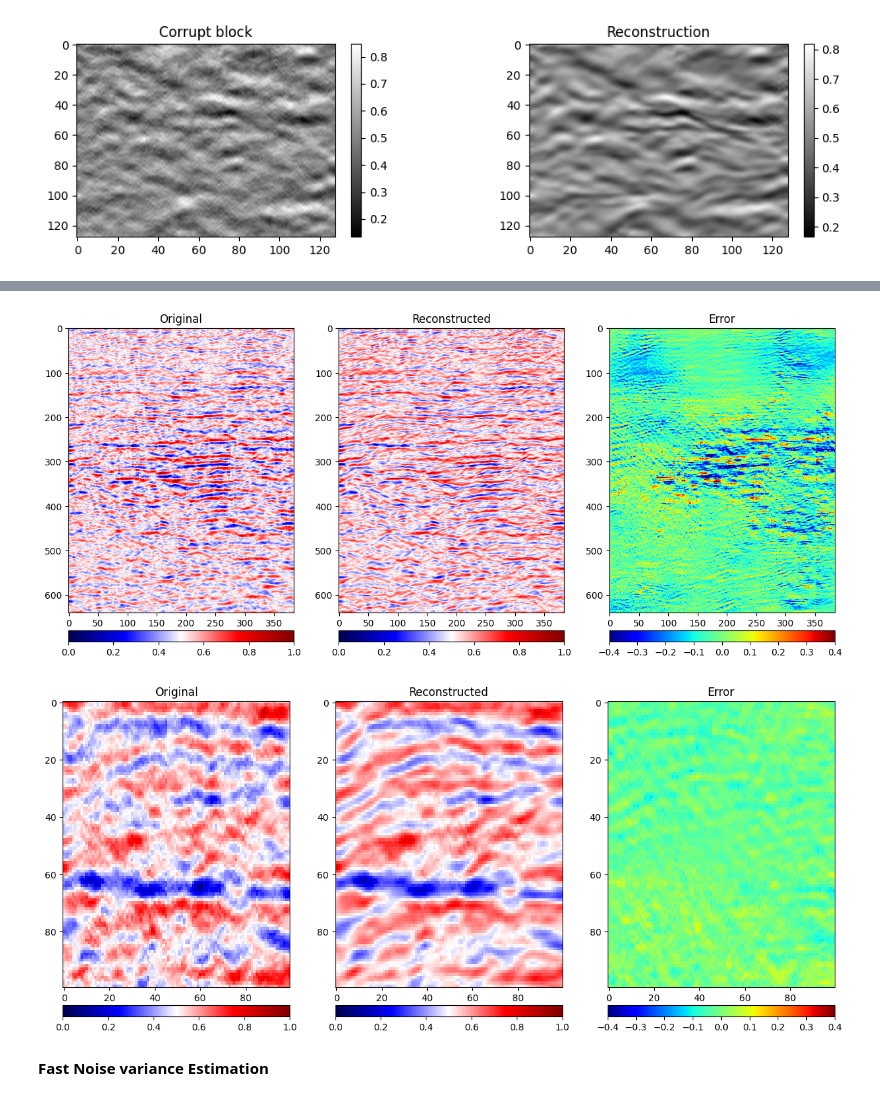
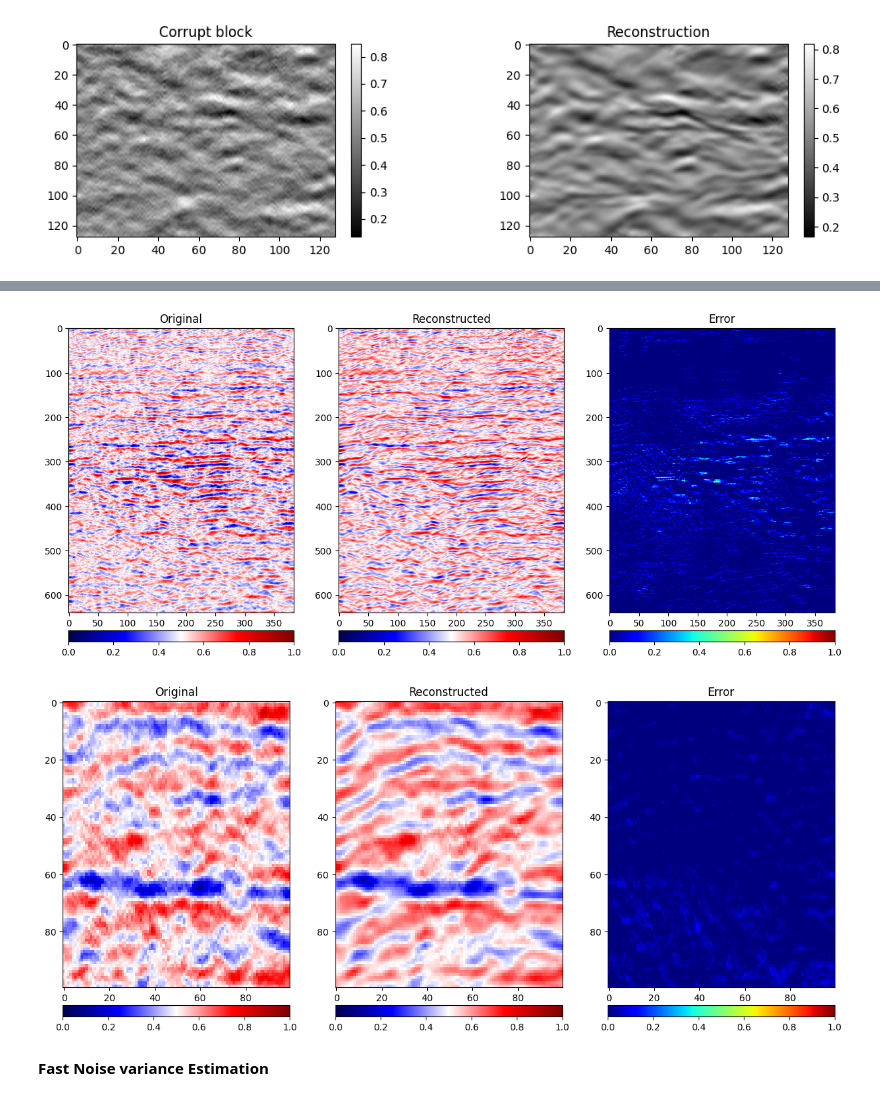
Before and after one commit to TJaqui/Seismic_denoising_scheme, a Jupyter notebook: exp_1.ipynb, the cells around one changed output, grey strips where cells are left out. Cells and saved outputs as stored; diff of their text form; code cells hidden in the pictures.

```diff
--- a/exp_1.ipynb
+++ b/exp_1.ipynb
@@ -16,15 +73,11 @@ device = torch.device('cuda' if torch.cuda.is_available() else 'cpu')
 # %%
-Data = np.load('datasets/alaska_poststack_exp2.npy')
-Data = (Data - np.min(Data))/(np.max(Data) - np.min(Data))
-#Data +=1
-#Data /=2
+original = np.load('datasets/alaska_poststack_exp2.npy')
+original = (original - np.min(original))/(np.max(original) - np.min(original))
 
-TestData = Data.copy()
-print(TestData.shape)
-#TestData = TestData[:608,:368]
+TestData, top, bot, lf, rt = padding(original)
+
 plt.figure(figsize=(7,5))
 plt.imshow(TestData,cmap='seismic')
-#plt.colorbar(orientation='horizontal')
 
 print('the shape is: ', TestData.shape)
 # %% [output]
@@ -104,44 +156,45 @@ creating image from patching, time is: 5.792063299999995
 # %%
 plt.figure(figsize=(15,7))
 
-err = TestData-imgd_median
+err = original-imgd_median[top:imgd_median.shape[0]-bot,lf:imgd_median.shape[1]-rt]
 err /= np.max(np.abs(err))
 
 plt.subplot(131)
-plt.imshow(TestData,aspect='auto',cmap='seismic')
+plt.imshow(original,aspect='auto',cmap='seismic')
 plt.title('Original')
 plt.clim([0,1]),plt.colorbar(orientation='horizontal',pad=0.05)
 plt.subplot(132)
-plt.imshow(imgd_median,aspect='auto',cmap='seismic'), plt.clim([0,1])
+plt.imshow(imgd_median[top:imgd_median.shape[0]-bot,lf:imgd_median.shape[1]-rt],aspect='auto',cmap='seismic'), plt.clim([0,1])
 plt.title('Reconstructed')
 plt.colorbar(orientation='horizontal',pad=0.05)
 plt.subplot(133)
 plt.imshow(err,aspect='auto',cmap='jet'),
-plt.clim([-.4,.4])
+plt.clim([0,1])
 plt.title('Error')
 plt.colorbar(orientation='horizontal',pad=0.05)
+plt.savefig('alaska_2D_reconstructed.jpg', bbox_inches='tight')
 plt.show()
 # %% [output]
-[figure, old version]
+[figure, new version]
 # %%
 err_section = TestData[200:300,50:150]-imgd_median[200:300,50:150]
 
 plt.figure(figsize=(15,7))
 plt.subplot(131)
 plt.imshow(TestData[200:300,50:150],aspect='auto',cmap='seismic')
 plt.title('Original')
 plt.clim([0,1]),plt.colorbar(orientation='horizontal',pad=0.05)
 plt.subplot(132)
 plt.imshow(imgd_median[200:300,50:150],aspect='auto',cmap='seismic'), plt.clim([0,1]),plt.colorbar(orientation='horizontal',pad=0.05)
 plt.title('Reconstructed')
 plt.subplot(133)
 plt.imshow(err_section,aspect='auto',cmap='jet'),
-plt.clim([-.4,.4])
+plt.clim([0,1])
 plt.title('Error')
 plt.colorbar(orientation='horizontal',pad=0.05)
 plt.show()
 # %% [output]
-[figure, old version]
+[figure, new version]
 # %% [markdown]
 **Fast Noise variance Estimation**
 # %%
```
Also changed, not shown: parts of 3 cells of this notebook, 2 other files.
